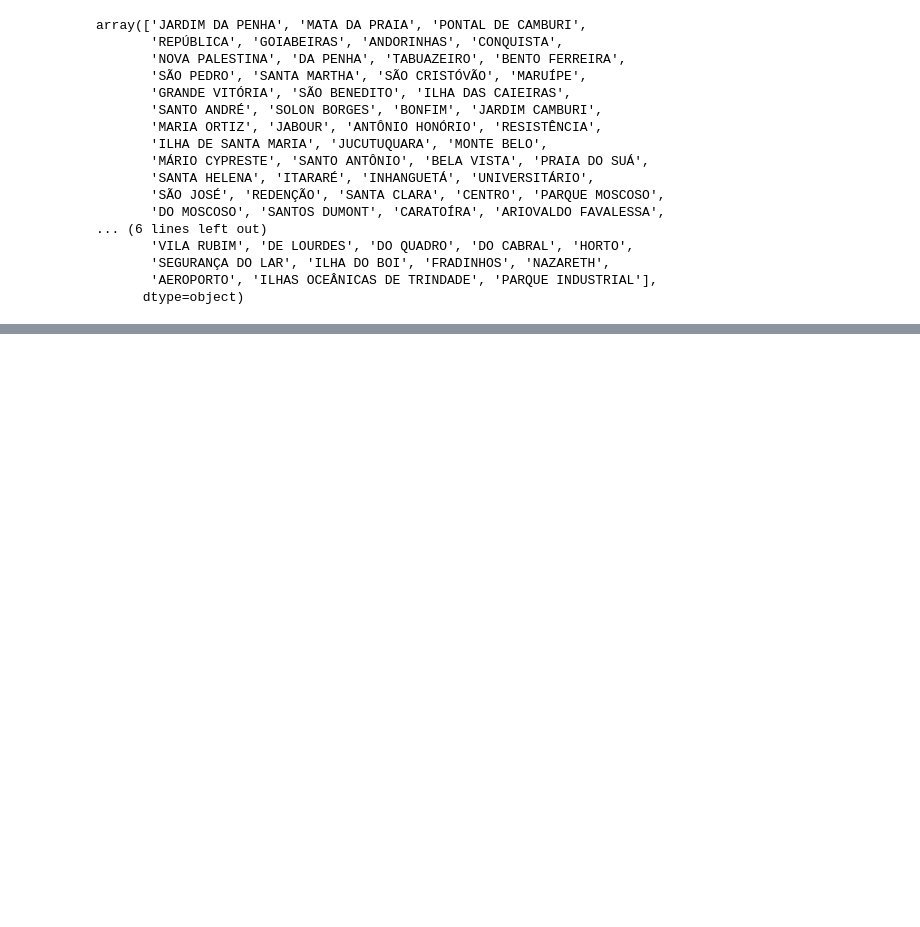
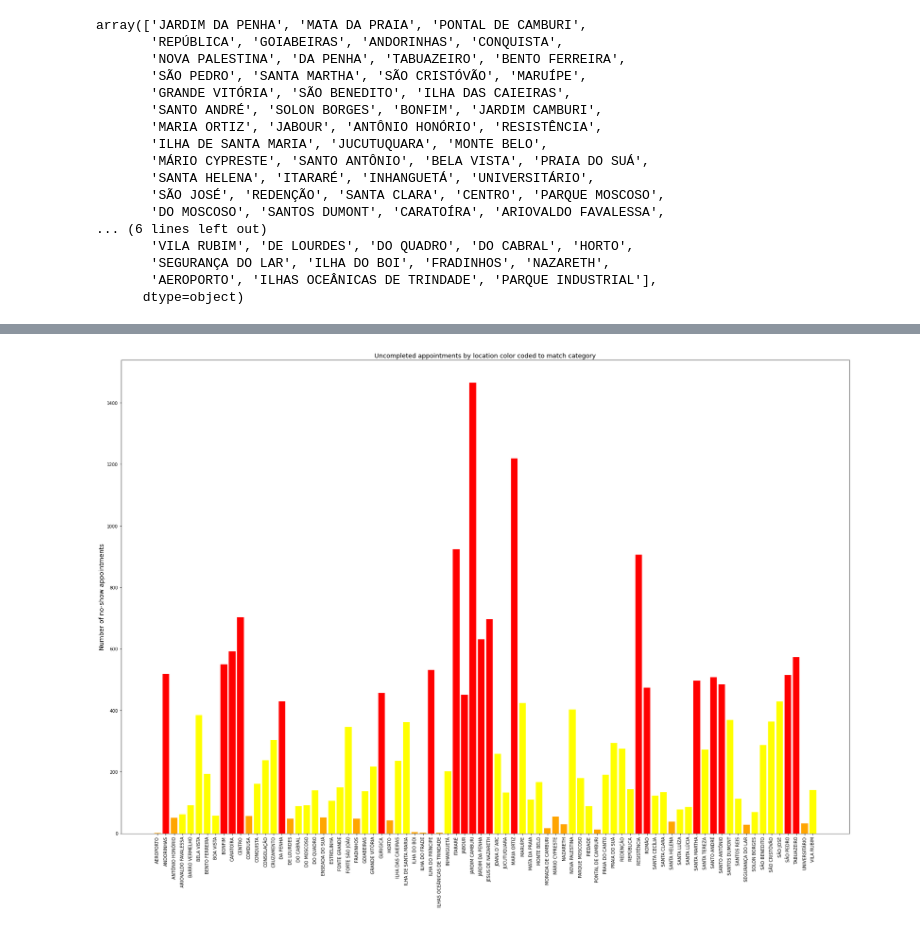
Before and after one commit to Melark/NoShow_Medical_DataSet_Analysis, a Jupyter notebook: Final.ipynb, the cells around one changed output, grey strips where cells are left out. Saved outputs shown, nothing was run; the diff lists cells and outputs as text; code cells hidden in the pictures; blank space fills up the shorter version.

```diff
--- a/Final.ipynb
+++ b/Final.ipynb
@@ -436,0 +387,32 @@ KeyError: 'neighbourhood'
+# %%
+def get_color(val):
+    if val >= 428.25:
+        return "red"
+    if val > 57:
+        return "yellow"
+    return "orange"
+# %%
+# add color to no_show_data
+no_shows_data = no_shows_data.reset_index()
+no_shows_data.number_of_appointments = no_shows_data["number_of_appointments"].astype('int')
+no_shows_data['color'] = no_shows_data["number_of_appointments"].apply(lambda x: get_color(x))
+# %%
+colors = no_shows_data.color.tolist()
+height = no_shows_data.number_of_appointments.tolist()
+bars = no_shows_data.neighbourhood.tolist()
+x_pos = np.arange(len(bars))
+
+fig, ax = plt.subplots()
+fig.set_figheight(20)
+fig.set_figwidth(30)
+
+
+plt.bar(x_pos, height, color=colors)
+
+plt.xticks(x_pos, bars,rotation = 90)
+ax.set_ylabel('Number of no-show appointments', fontsize="x-large")
+ax.set_title('Uncompleted appointments by location color coded to match category', fontsize="x-large")
+
+plt.show()
+# %% [output]
+[figure, added]
```
Also changed, not shown: parts of 8 cells of this notebook.
